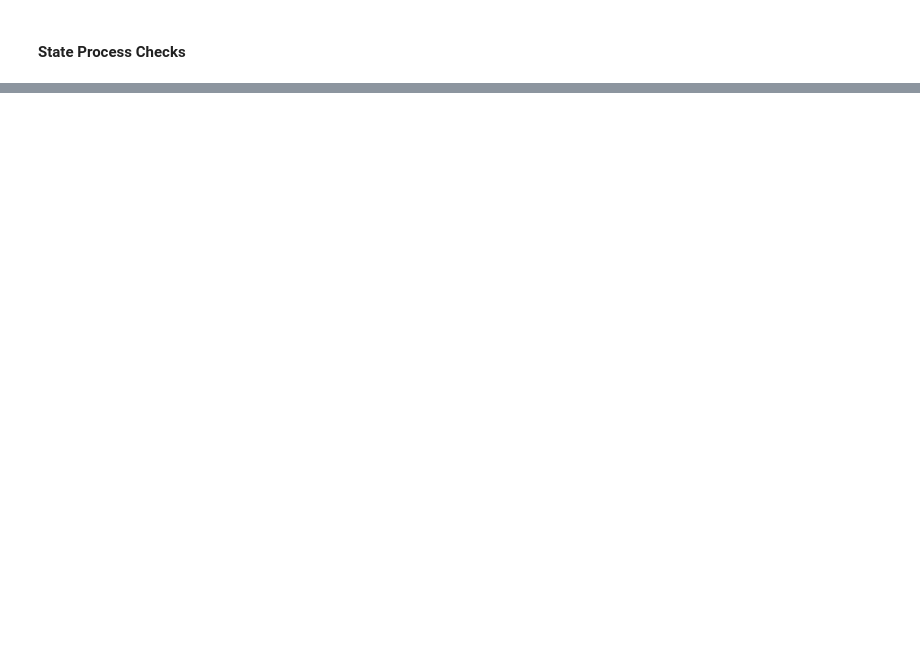
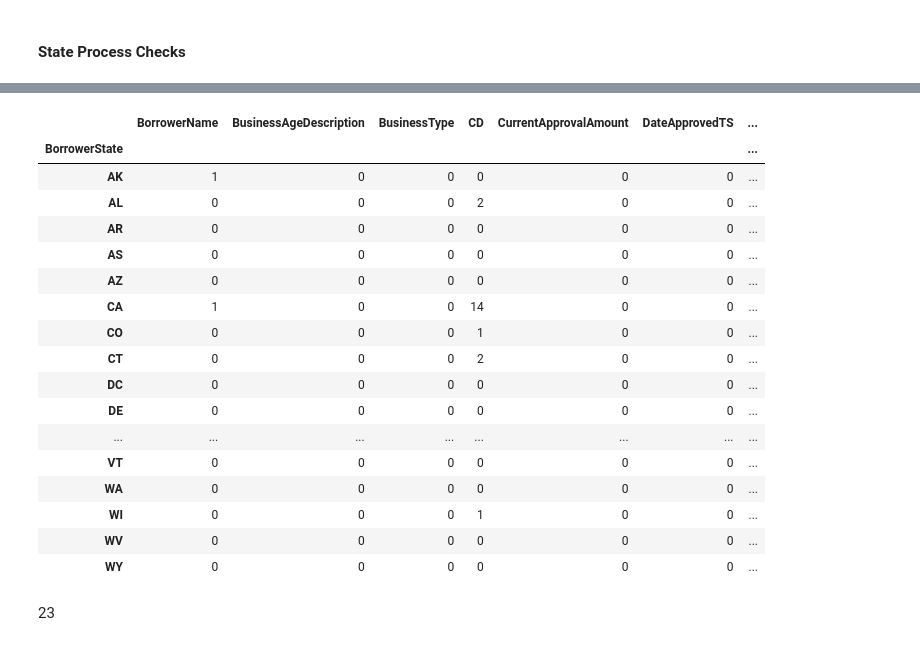
Before and after one commit to cspence001/mapdata_finalization_notebooks, a Jupyter notebook: process_checks.ipynb, the cells around one changed output, grey strips where cells are left out. Saved outputs shown, nothing was run; the diff lists cells and outputs as text; code cells hidden in the pictures; blank space fills up the shorter version.

```diff
--- a/process_checks.ipynb
+++ b/process_checks.ipynb
@@ -593,6 +626,3 @@ Lat              139
 Long             139
 FIPS_z           926
 dtype: int64
-# %%
-pd.set_option('display.max_rows', 70)
-print(ppp_df_fips.dtypes)
@@ -607,5 +639,5 @@ dtype: object
 # %% [markdown]
 <h4>State Process Checks
 # %%
-path21_hpgf =pd.read_csv("../data/pipe_hpgf.csv")
+path21_hpgf =pd.read_csv("../data/pipe_hpgf.csv", index_col=0)
 path23_hpgf =pd.read_csv("../data/pipe_hpgf23.csv")
@@ -634,0 +714,22 @@ null_counts23FIPS["BorrowerState"].value_counts()
+# %%
+pd.set_option('display.max_columns', None)
+path21_hpgf[path21_hpgf.columns.difference(['BorrowerState'])].isnull().groupby(path21_hpgf.BorrowerState).sum().astype(int)
+# %% [output]
+|  | BorrowerName | BusinessAgeDescription | BusinessType | CD | CurrentApprovalAmount | DateApprovedTS | ... |
+| BorrowerState |  |  |  |  |  |  | ... |
+| AK | 1 | 0 | 0 | 0 | 0 | 0 | ... |
+| AL | 0 | 0 | 0 | 2 | 0 | 0 | ... |
+| AR | 0 | 0 | 0 | 0 | 0 | 0 | ... |
+| AS | 0 | 0 | 0 | 0 | 0 | 0 | ... |
+| AZ | 0 | 0 | 0 | 0 | 0 | 0 | ... |
+| CA | 1 | 0 | 0 | 14 | 0 | 0 | ... |
+| CO | 0 | 0 | 0 | 1 | 0 | 0 | ... |
+| CT | 0 | 0 | 0 | 2 | 0 | 0 | ... |
+| DC | 0 | 0 | 0 | 0 | 0 | 0 | ... |
+| DE | 0 | 0 | 0 | 0 | 0 | 0 | ... |
+| ... | ... | ... | ... | ... | ... | ... | ... |
+| VT | 0 | 0 | 0 | 0 | 0 | 0 | ... |
+| WA | 0 | 0 | 0 | 0 | 0 | 0 | ... |
+| WI | 0 | 0 | 0 | 1 | 0 | 0 | ... |
+| WV | 0 | 0 | 0 | 0 | 0 | 0 | ... |
+| WY | 0 | 0 | 0 | 0 | 0 | 0 | ... |
@@ -634,0 +738,2 @@ null_counts23FIPS["BorrowerState"].value_counts()
+# %% [markdown]
+23
```
Also changed, not shown: parts of 19 cells of this notebook, 3 other files.
